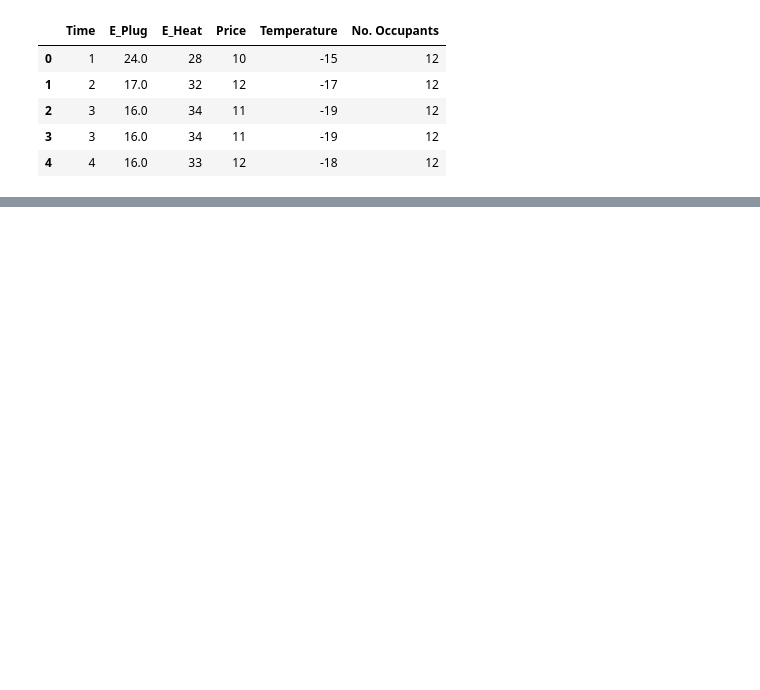
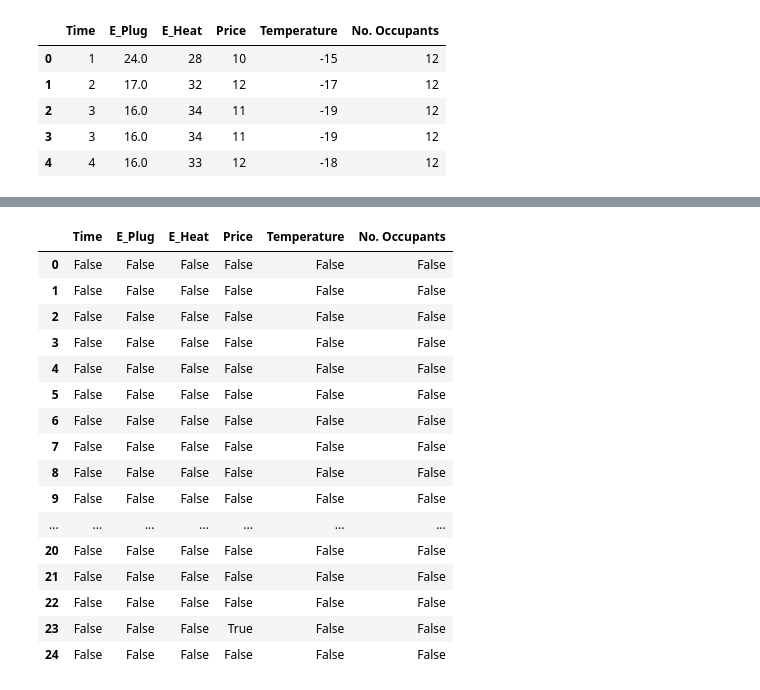
Before and after one commit to Anuj-Main/DataScienceProgramming, a Jupyter notebook: Preprocessing.ipynb, the cells around one changed output, grey strips where cells are left out. Saved outputs shown, nothing was run; the diff lists cells and outputs as text; code cells hidden in the pictures; blank space fills up the shorter version.

```diff
--- a/Preprocessing.ipynb
+++ b/Preprocessing.ipynb
@@ -51,0 +241,20 @@ Test_homedata2.rename(columns={'Temperature':'Temp'})
+# %%
+Reple_data.isnull()
+# %% [output]
+|  | Time | E_Plug | E_Heat | Price | Temperature | No. Occupants |
+| 0 | False | False | False | False | False | False |
+| 1 | False | False | False | False | False | False |
+| 2 | False | False | False | False | False | False |
+| 3 | False | False | False | False | False | False |
+| 4 | False | False | False | False | False | False |
+| 5 | False | False | False | False | False | False |
+| 6 | False | False | False | False | False | False |
+| 7 | False | False | False | False | False | False |
+| 8 | False | False | False | False | False | False |
+| 9 | False | False | False | False | False | False |
+| ... | ... | ... | ... | ... | ... | ... |
+| 20 | False | False | False | False | False | False |
+| 21 | False | False | False | False | False | False |
+| 22 | False | False | False | False | False | False |
+| 23 | False | False | False | True | False | False |
+| 24 | False | False | False | False | False | False |
```
Also changed, not shown: parts of 41 cells of this notebook.
